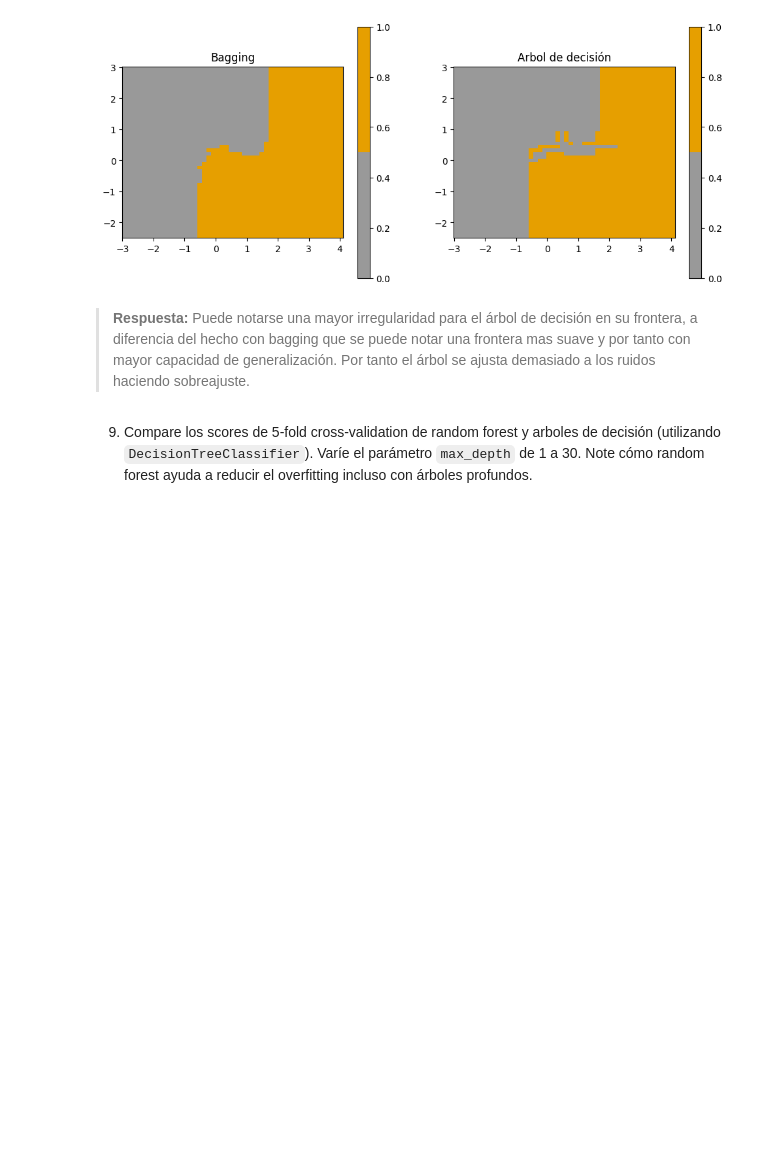
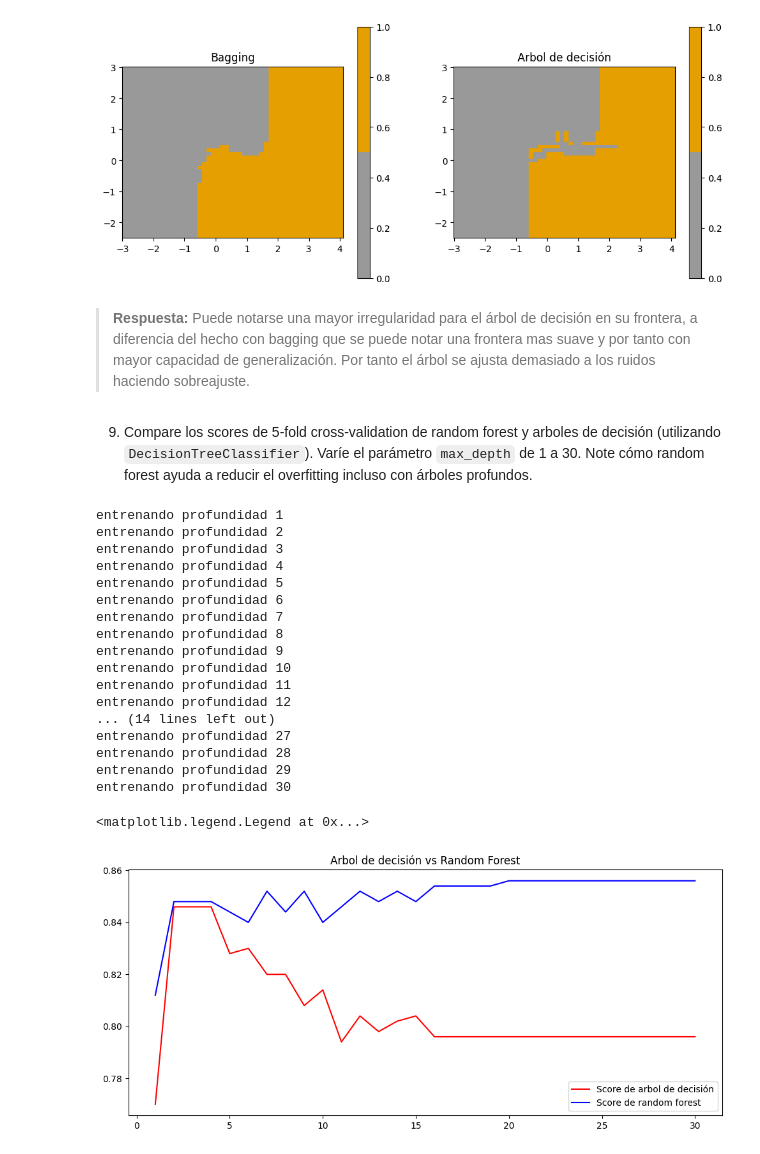
Before and after one commit to nicoArriagadaj/Lab6, a Jupyter notebook: Laboratorio_6.ipynb, the cells around one changed output. Cells and saved outputs as stored; diff of their text form; code cells hidden in the pictures; blank space fills up the shorter version.

```diff
--- a/Laboratorio_6.ipynb
+++ b/Laboratorio_6.ipynb
@@ -376,11 +376,45 @@ Text(0.5, 1.0, 'Arbol de decisión')
 # %%
 from sklearn.ensemble import RandomForestClassifier
 
-# TODO: Entrenar los modelos con cross-validation variando max_depth
-#       y guardar la precision promedio
-# Puede ser útil el método set_params de los clasificadores
+plt.figure(figsize=(12, 5))
 
-# ...
+mean_scores_dt = []
+clf_dt = DecisionTreeClassifier(criterion='entropy', random_state=42)
+for d in range(1, 31):
+    clf_dt.set_params(max_depth=d)
+    scores_dt = cross_val_score(clf_dt, X, y, cv=5)
+    mean_scores_dt.append(scores_dt.mean())
 
-# TODO: Graficar los resultados
-# ...
+plt.plot(range(1,31), mean_scores_dt, label="Score de arbol de decisión", color='red')
+plt.title('Arbol de decisión vs Random Forest')
+plt.legend()
+
+mean_scores_rf = []
+rf = RandomForestClassifier(criterion='entropy', n_jobs=-1, random_state=42)
+for d in range(1, 31):
+    print(f"entrenando profundidad {d}")
+    rf.set_params(max_depth=d)
+    scores_rf = cross_val_score(rf, X, y, cv=5)
+    mean_scores_rf.append(scores_rf.mean())
+plt.plot(range(1,31), mean_scores_rf, label="Score de random forest", color='blue')
+plt.legend()
+# %% [output]
+entrenando profundidad 1
+entrenando profundidad 2
+entrenando profundidad 3
+entrenando profundidad 4
+entrenando profundidad 5
+entrenando profundidad 6
+entrenando profundidad 7
+entrenando profundidad 8
+entrenando profundidad 9
+entrenando profundidad 10
+entrenando profundidad 11
+entrenando profundidad 12
+... (14 lines left out)
+entrenando profundidad 27
+entrenando profundidad 28
+entrenando profundidad 29
+entrenando profundidad 30
+<matplotlib.legend.Legend at 0x...>
+[figure, added]
```
